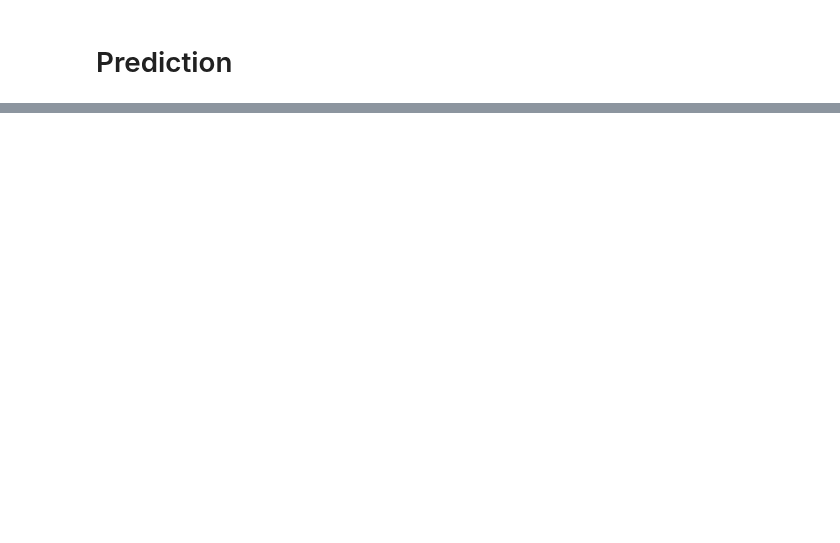
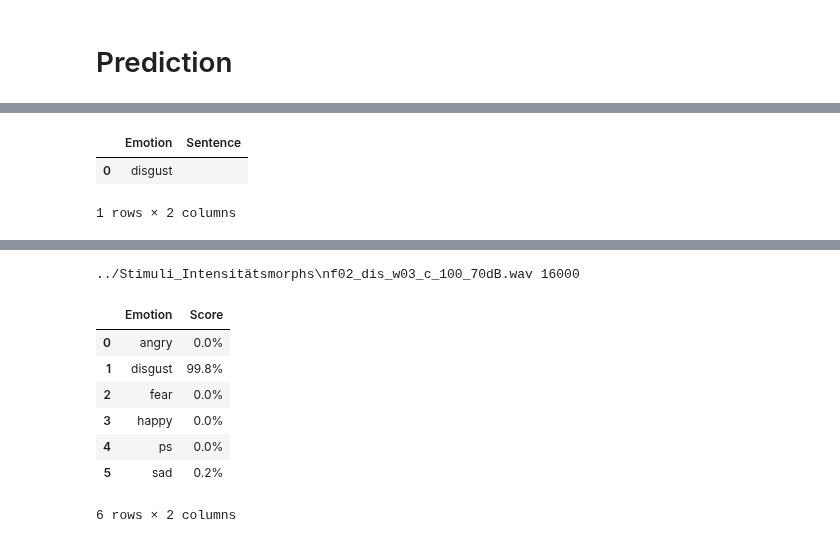
Before and after one commit to BlackFox1197/masterarbeit_programming, a Jupyter notebook: notebooks/Emotion_recognition_in_Greek_speech_using_Wav2Vec2.ipynb, the cells around one changed output, grey strips where cells are left out. Drawn from its saved outputs; the diff is of its cells as text; code cells hidden in the pictures; blank space fills up the shorter version.

```diff
--- a/notebooks/Emotion_recognition_in_Greek_speech_using_Wav2Vec2.ipynb
+++ b/notebooks/Emotion_recognition_in_Greek_speech_using_Wav2Vec2.ipynb
@@ -249,11 +245,14 @@ from datasets import load_dataset, load_metric
 data_files = {
     "train": "train.csv",
     "validation": "test.csv",
+    "testPersonal": "testPersonal.csv"
+
 }
 
 dataset = load_dataset("content/data/", data_files=data_files, delimiter="\t", )
 train_dataset = dataset["train"]
 eval_dataset = dataset["validation"]
+testPersonal_dataset = dataset["testPersonal"]
 
 # We need to specify the input and output column
 input_column = "path"
@@ -536,5 +556,5 @@ print(f"Device: {device}")
 # %%
-model_name_or_path = "content/model"
+model_name_or_path = "content/modelTess"
 #config = AutoConfig.from_pretrained(model_name_or_path)
 #processor = Wav2Vec2Processor.from_pretrained(model_name_or_path)
 model = KNNModel.Wav2Vec2ForSpeechClassification.from_pretrained(model_name_or_path).to(device)
@@ -609,7 +667,7 @@ sampling_rate = processor.feature_extractor.sampling_rate
 # %%
 def speech_file_to_array_fn(path, sampling_rate):
     speech_array, _sampling_rate = torchaudio.load(path)
-    resampler = torchaudio.transforms.Resample(_sampling_rate)
+    resampler = torchaudio.transforms.Resample(16000)
     speech = resampler(speech_array).squeeze().numpy()
     return speech
 
@@ -662,7 +720,7 @@ def prediction(df_row):
     speech = speech[0].numpy().squeeze()
     speech = librosa.resample(np.asarray(speech), sr, sampling_rate)
     ipd.display(ipd.Audio(data=np.asarray(speech), autoplay=True, rate=sampling_rate))
-
+    print(path, sampling_rate)
     outputs = predict(path, sampling_rate)
     r = pd.DataFrame(outputs)
     ipd.display(ipd.HTML(STYLES + r.to_html(**setup) + "<br />"))
@@ -674,2 +753,6 @@ prediction(test.iloc[0])
 # %%
-prediction(trainDF.iloc[245])
+prediction(testDF.iloc[120])
+# %% [output]
+|  | Emotion | Sentence |
+| 0 | disgust |  |
+1 rows × 2 columns
@@ -675,0 +760,9 @@ prediction(trainDF.iloc[245])
+../Stimuli_Intensitätsmorphs\nf02_dis_w03_c_100_70dB.wav 16000
+|  | Emotion | Score |
+| 0 | angry | 0.0% |
+| 1 | disgust | 99.8% |
+| 2 | fear | 0.0% |
+| 3 | happy | 0.0% |
+| 4 | ps | 0.0% |
+| 5 | sad | 0.2% |
+6 rows × 2 columns
```
Also changed, not shown: parts of 26 cells of this notebook, 3 other files.
